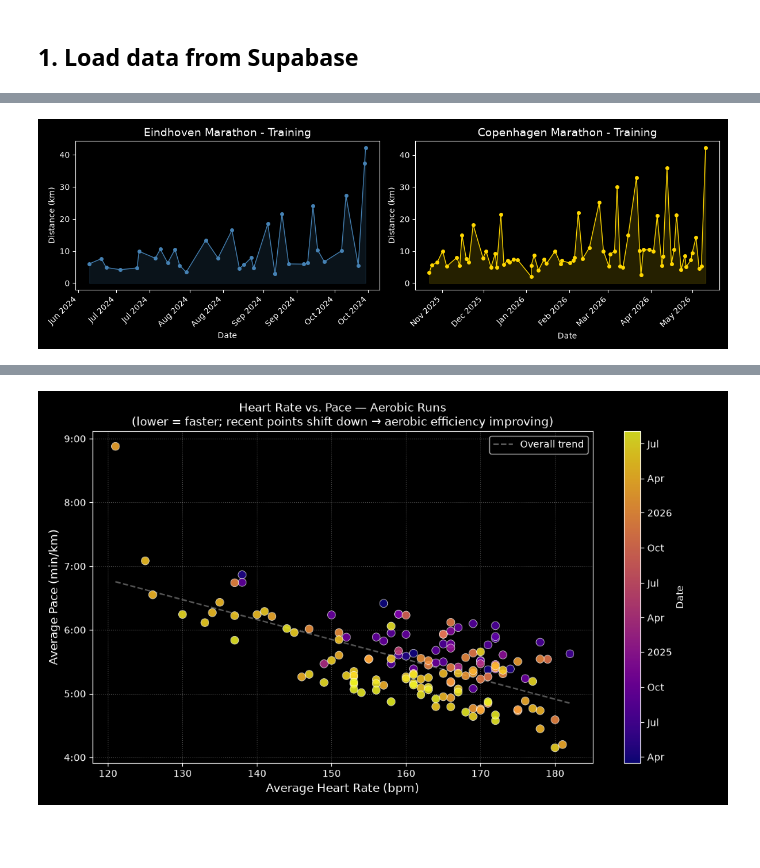
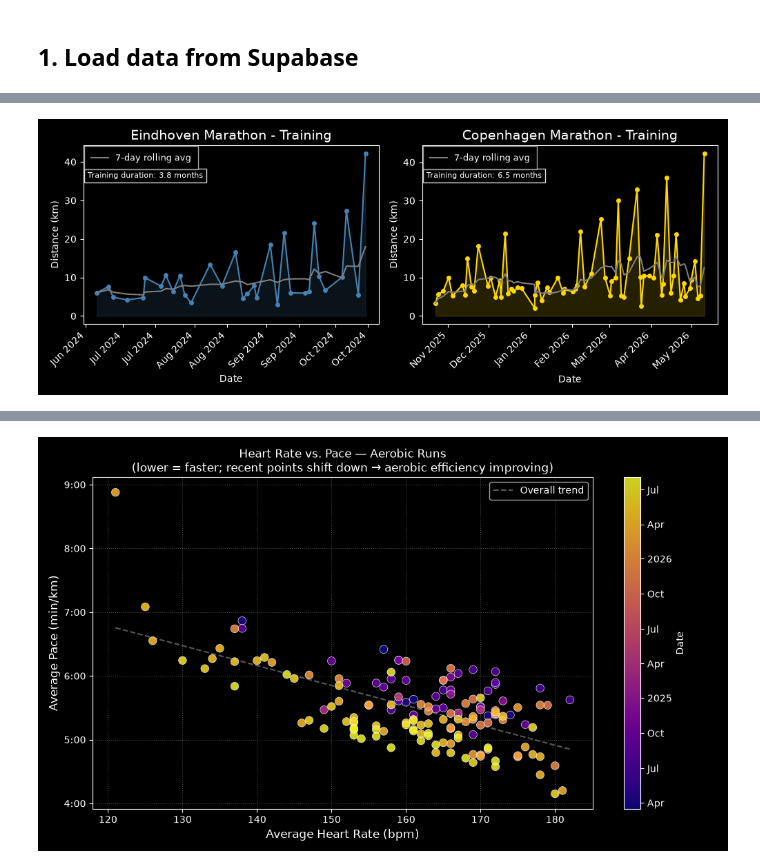
Before and after one commit to PersiFederico/SportAnalytics, a Jupyter notebook: Strava_Analytics.ipynb, the cells around one changed output, grey strips where cells are left out. Saved outputs shown, nothing was run; the diff lists cells and outputs as text; code cells hidden in the pictures; blank space fills up the shorter version.

Commit message:
Added descriptors prior to cell blocks, added and improved visualizations, added more summary metrics

```diff
--- a/Strava_Analytics.ipynb
+++ b/Strava_Analytics.ipynb
@@ -152,6 +248,7 @@ plt.show()
 # %%
 %matplotlib widget
 import os
+import numpy as np
 import matplotlib.pyplot as plt
 import matplotlib.dates as mdates
 import mplcursors
@@ -164,44 +261,72 @@ runs = (df[df["activity_type"] == "Run"]
         .dropna(subset=["distance"])
         .sort_values("start_date"))
 
-marathon1 = runs[(runs["start_date"] >= "2024-06-01") & (runs["start_date"] < "2024-10-14")]
+def max_per_day(data):
+    return data.loc[data.groupby(data["start_date"].dt.date)["distance"].idxmax()]
+
+marathon1 = max_per_day(runs[(runs["start_date"] >= "2024-06-01") & (runs["start_date"] < "2024-10-14")])
 marathon2 = runs[(runs["start_date"] >= "2025-10-20") & (runs["start_date"] < "2026-05-11")]
-fig, (ax1, ax2) = plt.subplots(1, 2, figsize=(12, 4))
+fig, (ax1, ax2) = plt.subplots(1, 2, figsize=(10, 4))
 
 cursors = []
+legends = []
+axes_meta = []
 
 for ax, data, title, color in [
     (ax1, marathon1, "Eindhoven Marathon - Training", "steelblue"),
     (ax2, marathon2, "Copenhagen Marathon - Training", "gold"),
 ]:
-    line, = ax.plot(data["start_date"], data["distance"], marker="o", linewidth=1, markersize=4, color=color)
+    line, = ax.plot(data["start_date"], data["distance"], marker="o", linewidth=1.5, markersize=4, color=color)
     ax.fill_between(data["start_date"], data["distance"], alpha=0.15, color=color)
+
+    rolling_avg = data["distance"].rolling(7, min_periods=1).mean()
+    ax.plot(data["start_date"], rolling_avg, "-", color="grey", linewidth=1.5, zorder=5,
+            label="7-day rolling avg")
+    legend = ax.legend(loc="upper left", fontsize=9)
+    legend.get_frame().set_boxstyle("square,pad=0.4")
+    legends.append(legend)
+
+    training_months = (data["start_date"].iloc[-1] - data["start_date"].iloc[0]).days / 30.44
+    axes_meta.append((ax, training_months))
+
     ax.set_title(title, fontsize=14)
     ax.set_xlabel("Date")
     ax.set_ylabel("Distance (km)")
     ax.xaxis.set_major_formatter(mdates.DateFormatter("%b %Y"))
     ax.xaxis.set_major_locator(mdates.AutoDateLocator())
     plt.setp(ax.get_xticklabels(), rotation=45, ha="right")
 
     cursor = mplcursors.cursor(line, hover=False)
     cursors.append(cursor)
     prev_sel = [None]
 
     @cursor.connect("add")
     def on_add(sel, d=data, p=prev_sel):
         if p[0] is not None:
             p[0].annotation.set_visible(False)
             fig.canvas.draw_idle()
         p[0] = sel
         row = d.iloc[sel.index]
         sel.annotation.set_text(
             f"{row['start_date'].strftime('%d %b %Y')}\n"
             f"Distance: {row['distance']:.1f} km\n"
             f"Suffer Score: {row.get('suffer_score', 'N/A')}"
         )
 
 plt.tight_layout()
+fig.canvas.draw()
+
+for (ax, training_months), legend in zip(axes_meta, legends):
+    bbox = legend.get_window_extent()
+    inv = ax.transAxes.inverted()
+    x0_ax, y0_ax = inv.transform([bbox.x0, bbox.y0])
+    ax.text(x0_ax, y0_ax - 0.03,
+            f"Training duration: {training_months:.1f} months",
+            transform=ax.transAxes,
+            fontsize=8, va="top", ha="left", color="white",
+            bbox=dict(boxstyle="square,pad=0.4", facecolor="black", edgecolor="white", alpha=0.85))
+
 fig.savefig(os.path.join(FIGURES_DIR, "marathon_training_comparison.png"), dpi=150)
 plt.show()
 # %% [output]
-[figure, old version]
+[figure, new version]
```
Also changed, not shown: parts of 12 cells of this notebook.
